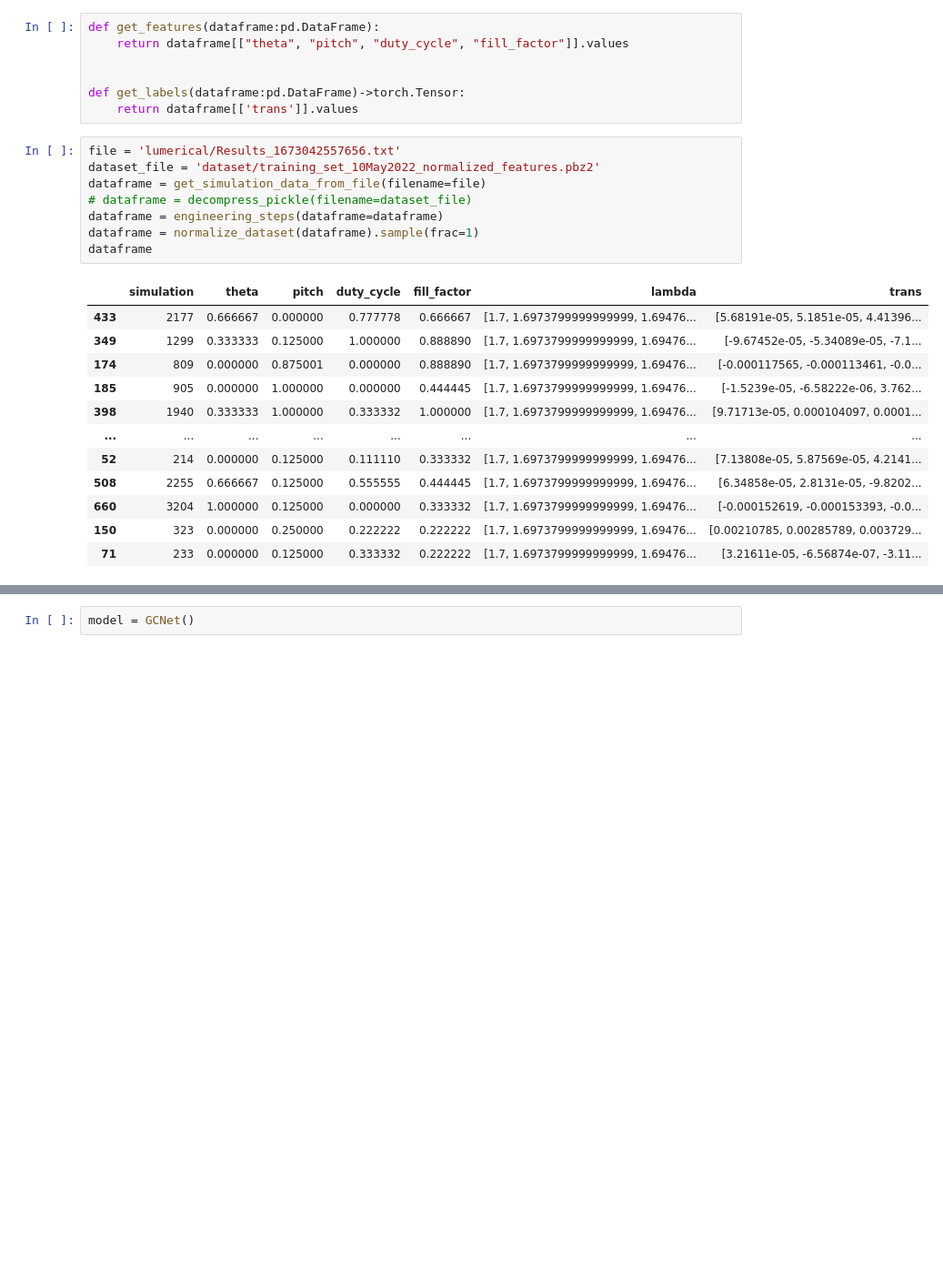
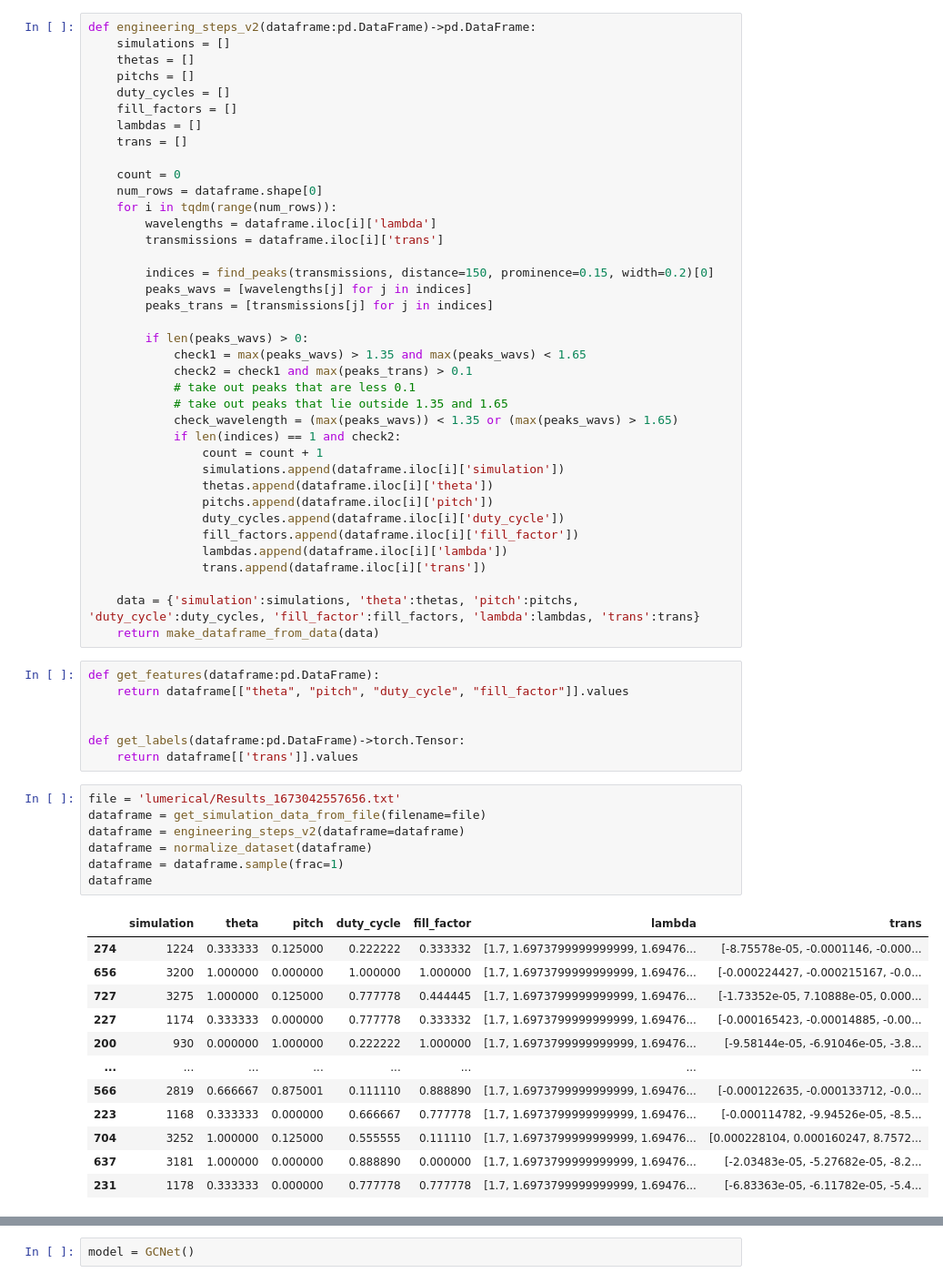
Before and after one commit to JonathanALevine/deep-photonics, a Jupyter notebook: main.ipynb, the cells around one changed output, grey strips where cells are left out. Shown: that part at 91% size. Drawn from its saved outputs; the diff is of its cells as text; blank space fills up the shorter version.

```diff
--- a/main.ipynb
+++ b/main.ipynb
@@ -186,6 +185,44 @@ def normalize_dataset(df:pd.DataFrame)->pd.DataFrame:
     # df['lambda'] = (df['lambda'] - lambda_min) / (lambda_max - lambda_min)
     # df['trans'] = (df['trans'] - trans_min) / (trans_max - trans_min)
     return df
+# %%
+def engineering_steps_v2(dataframe:pd.DataFrame)->pd.DataFrame:
+    simulations = []
+    thetas = []
+    pitchs = []
+    duty_cycles = []
+    fill_factors = []
+    lambdas = []
+    trans = []
+
+    count = 0
+    num_rows = dataframe.shape[0]
+    for i in tqdm(range(num_rows)):
+        wavelengths = dataframe.iloc[i]['lambda']
+        transmissions = dataframe.iloc[i]['trans']
+
+        indices = find_peaks(transmissions, distance=150, prominence=0.15, width=0.2)[0]
+        peaks_wavs = [wavelengths[j] for j in indices]
+        peaks_trans = [transmissions[j] for j in indices]
+
+        if len(peaks_wavs) > 0:
+            check1 = max(peaks_wavs) > 1.35 and max(peaks_wavs) < 1.65
+            check2 = check1 and max(peaks_trans) > 0.1
+            # take out peaks that are less 0.1
+            # take out peaks that lie outside 1.35 and 1.65
+            check_wavelength = (max(peaks_wavs)) < 1.35 or (max(peaks_wavs) > 1.65)
+            if len(indices) == 1 and check2:
+                count = count + 1
+                simulations.append(dataframe.iloc[i]['simulation'])
+                thetas.append(dataframe.iloc[i]['theta'])
+                pitchs.append(dataframe.iloc[i]['pitch'])
+                duty_cycles.append(dataframe.iloc[i]['duty_cycle'])
+                fill_factors.append(dataframe.iloc[i]['fill_factor'])
+                lambdas.append(dataframe.iloc[i]['lambda'])
+                trans.append(dataframe.iloc[i]['trans'])
+
+    data = {'simulation':simulations, 'theta':thetas, 'pitch':pitchs, 'duty_cycle':duty_cycles, 'fill_factor':fill_factors, 'lambda':lambdas, 'trans':trans}
+    return make_dataframe_from_data(data)
 # %%
 def get_features(dataframe:pd.DataFrame):
     return dataframe[["theta", "pitch", "duty_cycle", "fill_factor"]].values
@@ -195,23 +232,22 @@ def get_labels(dataframe:pd.DataFrame)->torch.Tensor:
     return dataframe[['trans']].values
 # %%
 file = 'lumerical/Results_1673042557656.txt'
-dataset_file = 'dataset/training_set_10May2022_normalized_features.pbz2'
 dataframe = get_simulation_data_from_file(filename=file)
-# dataframe = decompress_pickle(filename=dataset_file)
-dataframe = engineering_steps(dataframe=dataframe)
-dataframe = normalize_dataset(dataframe).sample(frac=1)
+dataframe = engineering_steps_v2(dataframe=dataframe)
+dataframe = normalize_dataset(dataframe)
+dataframe = dataframe.sample(frac=1)
 dataframe
 # %% [output]
 |  | simulation | theta | pitch | duty_cycle | fill_factor | lambda | trans |
-| 433 | 2177 | 0.666667 | 0.000000 | 0.777778 | 0.666667 | [1.7, 1.6973799999999999, 1.69476... | [5.68191e-05, 5.1851e-05, 4.41396... |
-| 349 | 1299 | 0.333333 | 0.125000 | 1.000000 | 0.888890 | [1.7, 1.6973799999999999, 1.69476... | [-9.67452e-05, -5.34089e-05, -7.1... |
-| 174 | 809 | 0.000000 | 0.875001 | 0.000000 | 0.888890 | [1.7, 1.6973799999999999, 1.69476... | [-0.000117565, -0.000113461, -0.0... |
-| 185 | 905 | 0.000000 | 1.000000 | 0.000000 | 0.444445 | [1.7, 1.6973799999999999, 1.69476... | [-1.5239e-05, -6.58222e-06, 3.762... |
-| 398 | 1940 | 0.333333 | 1.000000 | 0.333332 | 1.000000 | [1.7, 1.6973799999999999, 1.69476... | [9.71713e-05, 0.000104097, 0.0001... |
+| 274 | 1224 | 0.333333 | 0.125000 | 0.222222 | 0.333332 | [1.7, 1.6973799999999999, 1.69476... | [-8.75578e-05, -0.0001146, -0.000... |
+| 656 | 3200 | 1.000000 | 0.000000 | 1.000000 | 1.000000 | [1.7, 1.6973799999999999, 1.69476... | [-0.000224427, -0.000215167, -0.0... |
+| 727 | 3275 | 1.000000 | 0.125000 | 0.777778 | 0.444445 | [1.7, 1.6973799999999999, 1.69476... | [-1.73352e-05, 7.10888e-05, 0.000... |
+| 227 | 1174 | 0.333333 | 0.000000 | 0.777778 | 0.333332 | [1.7, 1.6973799999999999, 1.69476... | [-0.000165423, -0.00014885, -0.00... |
+| 200 | 930 | 0.000000 | 1.000000 | 0.222222 | 1.000000 | [1.7, 1.6973799999999999, 1.69476... | [-9.58144e-05, -6.91046e-05, -3.8... |
 | ... | ... | ... | ... | ... | ... | ... | ... |
-| 52 | 214 | 0.000000 | 0.125000 | 0.111110 | 0.333332 | [1.7, 1.6973799999999999, 1.69476... | [7.13808e-05, 5.87569e-05, 4.2141... |
-| 508 | 2255 | 0.666667 | 0.125000 | 0.555555 | 0.444445 | [1.7, 1.6973799999999999, 1.69476... | [6.34858e-05, 2.8131e-05, -9.8202... |
-| 660 | 3204 | 1.000000 | 0.125000 | 0.000000 | 0.333332 | [1.7, 1.6973799999999999, 1.69476... | [-0.000152619, -0.000153393, -0.0... |
-| 150 | 323 | 0.000000 | 0.250000 | 0.222222 | 0.222222 | [1.7, 1.6973799999999999, 1.69476... | [0.00210785, 0.00285789, 0.003729... |
-| 71 | 233 | 0.000000 | 0.125000 | 0.333332 | 0.222222 | [1.7, 1.6973799999999999, 1.69476... | [3.21611e-05, -6.56874e-07, -3.11... |
+| 566 | 2819 | 0.666667 | 0.875001 | 0.111110 | 0.888890 | [1.7, 1.6973799999999999, 1.69476... | [-0.000122635, -0.000133712, -0.0... |
+| 223 | 1168 | 0.333333 | 0.000000 | 0.666667 | 0.777778 | [1.7, 1.6973799999999999, 1.69476... | [-0.000114782, -9.94526e-05, -8.5... |
+| 704 | 3252 | 1.000000 | 0.125000 | 0.555555 | 0.111110 | [1.7, 1.6973799999999999, 1.69476... | [0.000228104, 0.000160247, 8.7572... |
+| 637 | 3181 | 1.000000 | 0.000000 | 0.888890 | 0.000000 | [1.7, 1.6973799999999999, 1.69476... | [-2.03483e-05, -5.27682e-05, -8.2... |
+| 231 | 1178 | 0.333333 | 0.000000 | 0.777778 | 0.777778 | [1.7, 1.6973799999999999, 1.69476... | [-6.83363e-05, -6.11782e-05, -5.4... |
 758 rows × 7 columns
```
Also changed, not shown: parts of 10 cells of this notebook, 3 other files.
